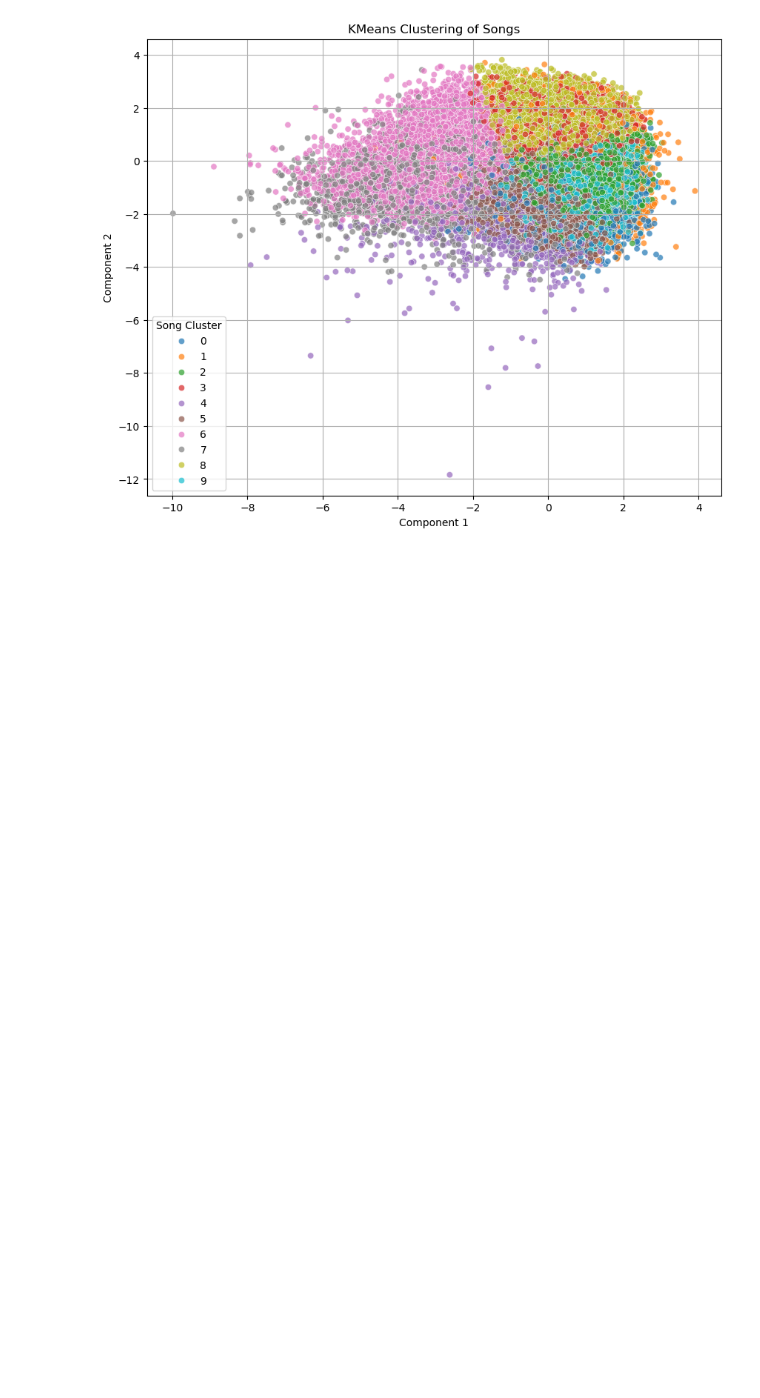
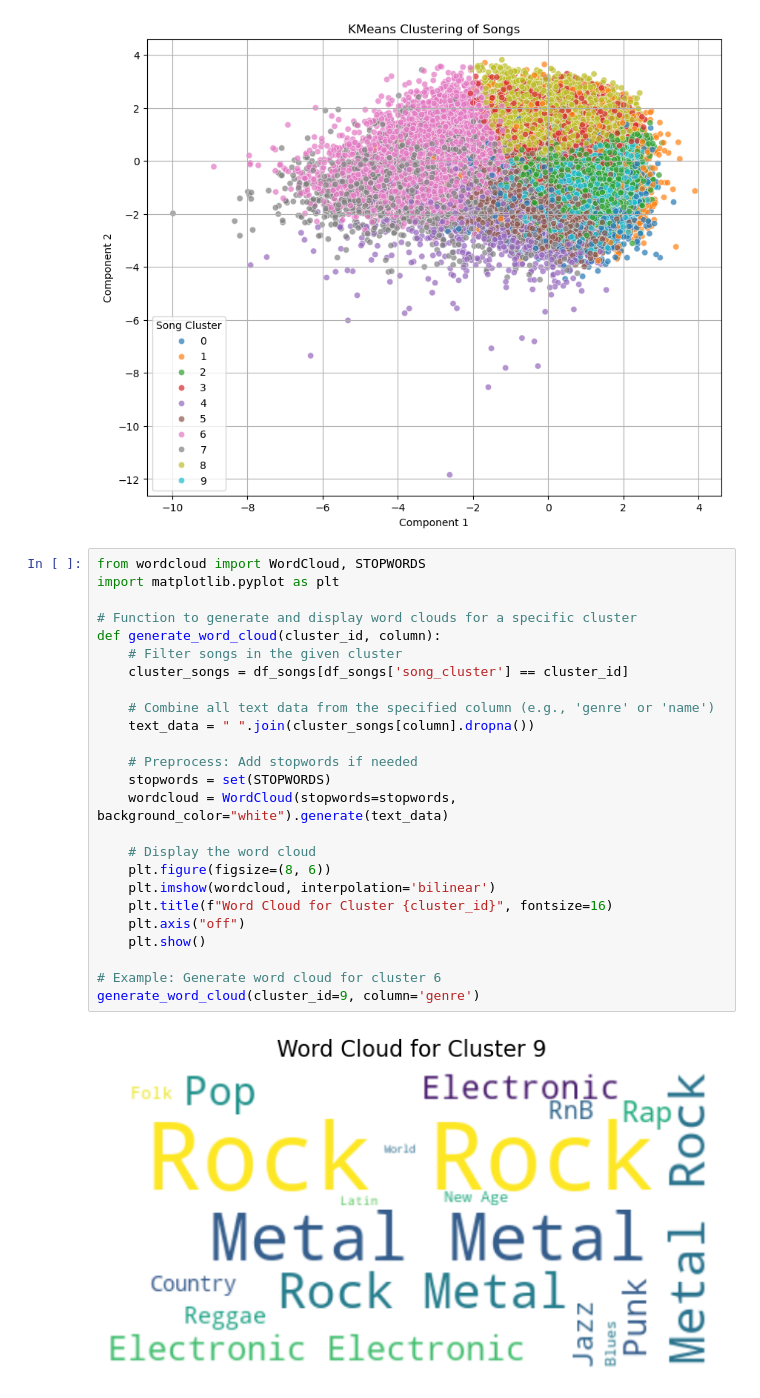
Before and after one commit to annemollelsborg/spotify, a Jupyter notebook: clustering.ipynb, the cells around one changed output. Saved outputs shown, nothing was run; the diff lists cells and outputs as text; blank space fills up the shorter version.

```diff
--- a/clustering.ipynb
+++ b/clustering.ipynb
@@ -227,3 +229,30 @@ plt.grid(True)
 plt.show()
 # %% [output]
 [figure]
+# %%
+from wordcloud import WordCloud, STOPWORDS
+import matplotlib.pyplot as plt
+
+# Function to generate and display word clouds for a specific cluster
+def generate_word_cloud(cluster_id, column):
+    # Filter songs in the given cluster
+    cluster_songs = df_songs[df_songs['song_cluster'] == cluster_id]
+
+    # Combine all text data from the specified column (e.g., 'genre' or 'name')
+    text_data = " ".join(cluster_songs[column].dropna())
+
+    # Preprocess: Add stopwords if needed
+    stopwords = set(STOPWORDS)
+    wordcloud = WordCloud(stopwords=stopwords, background_color="white").generate(text_data)
+
+    # Display the word cloud
+    plt.figure(figsize=(8, 6))
+    plt.imshow(wordcloud, interpolation='bilinear')
+    plt.title(f"Word Cloud for Cluster {cluster_id}", fontsize=16)
+    plt.axis("off")
+    plt.show()
+
+# Example: Generate word cloud for cluster 6
+generate_word_cloud(cluster_id=9, column='genre')
+# %% [output]
+[figure, added]
```
Also changed, not shown: parts of 1 cell of this notebook.
